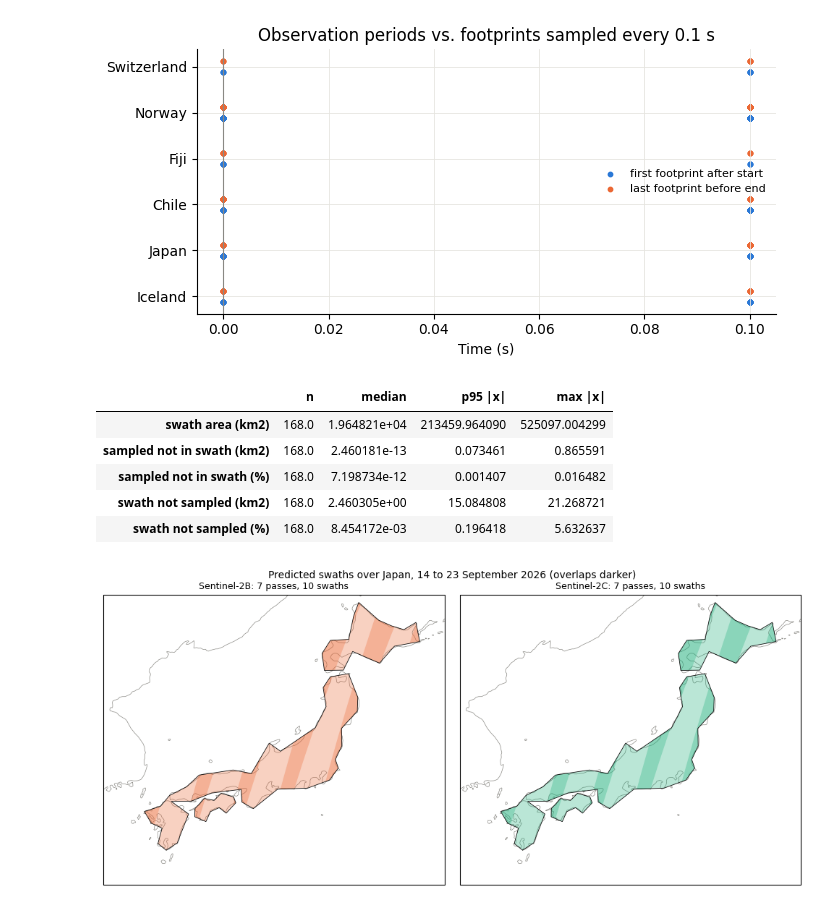
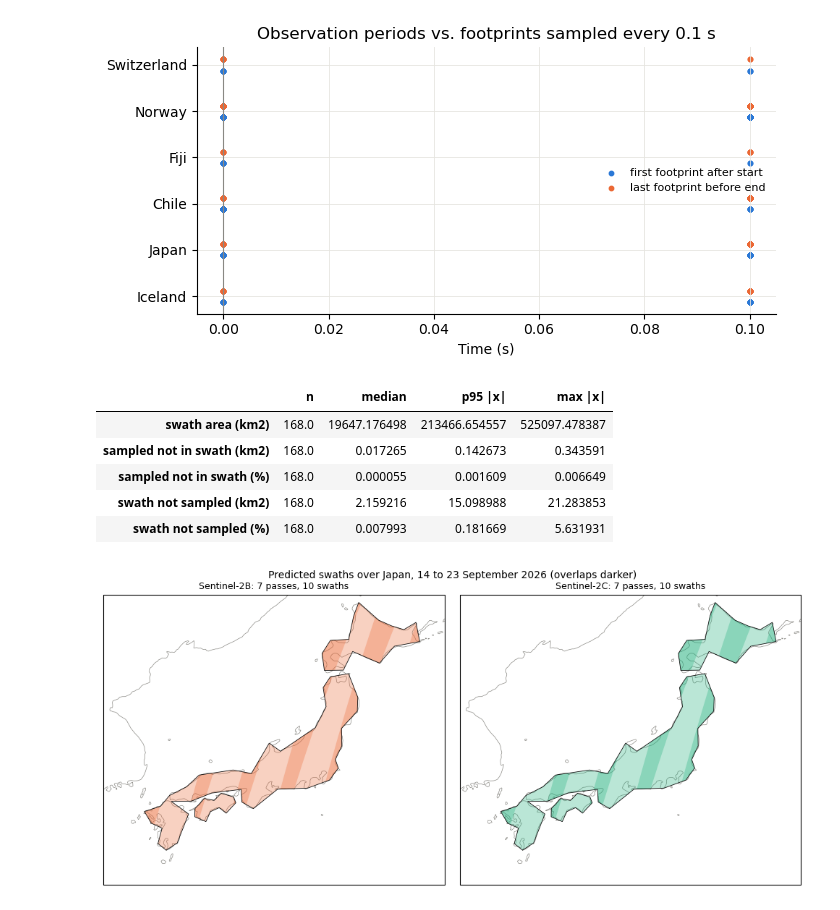
Before and after one commit to code-lab-org/tatc, a Jupyter notebook: docs/validation/ValidateRegionSentinel2.ipynb, the cells around one changed output. Saved outputs shown, nothing was run; the diff lists cells and outputs as text; code cells hidden in the pictures.

```diff
--- a/docs/validation/ValidateRegionSentinel2.ipynb
+++ b/docs/validation/ValidateRegionSentinel2.ipynb
@@ -352,43 +352,59 @@ plt.show()
 # %% [output]
 [figure]
 # %%
+import shapely
+
+# overlays on a 1e-9 deg (0.1 mm) precision grid: overlays of the nearly coincident
+# edges of footprints and swaths are otherwise unstable (to several km2)
+GRID = 1e-9
+
+
+def polygonal(geometry):
+    """Polygonal parts of a geometry (an overlay on a precision grid can leave lines or points)."""
+    parts = shapely.get_parts(shapely.get_parts(geometry))
+    return shapely.MultiPolygon([part for part in parts if part.geom_type == "Polygon"])
+
+
 def footprint_union(row):
     """Union of the footprints sampled every 1 s over an observation (and at its end), clipped to the region."""
     start, end = row.start.round("us"), row.end.round("us")
     times = pd.date_range(start, end, freq="1s").to_pydatetime().tolist() + [end.to_pydatetime()]
     track = collect_ground_track(satellites[row.platform], times, mask=regions[row.region])
-    return track.geometry.union_all().intersection(SPLIT_REGIONS[row.region]) if len(track) else None
+    if not len(track):
+        return None
+    return polygonal(shapely.union_all(track.geometry.to_numpy(), grid_size=GRID).intersection(SPLIT_REGIONS[row.region], grid_size=GRID))
 
 
 EQUAL_AREA = "EPSG:6933"
 
 
 def area(geometries):
     """Area (km2) in an equal-area projection."""
     return gpd.GeoSeries(geometries, crs="EPSG:4326").to_crs(EQUAL_AREA).area.to_numpy() / 1e6
 
 
 sampled = [footprint_union(row) for row in predicted.itertuples()]
 swath_area = area(predicted.geometry)
-missing = area([s.difference(g) for s, g in zip(sampled, predicted.geometry)])
-extra = area([g.difference(s) for s, g in zip(sampled, predicted.geometry)])
+snapped = [polygonal(shapely.set_precision(g, GRID)) for g in predicted.geometry]
+missing = area([s.difference(g, grid_size=GRID) for s, g in zip(sampled, snapped)])
+extra = area([g.difference(s, grid_size=GRID) for s, g in zip(sampled, snapped)])
 swaths3 = pd.DataFrame(
     {
         "swath area (km2)": swath_area,
         "sampled not in swath (km2)": missing,
         "sampled not in swath (%)": 100 * missing / swath_area,
         "swath not sampled (km2)": extra,
         "swath not sampled (%)": 100 * extra / swath_area,
     }
 )
 pd.DataFrame({column: summarize(swaths3[column]) for column in swaths3.columns}).T
 # %% [output]
 |  | n | median | p95 |x| | max |x| |
-| swath area (km2) | 168.0 | 1.964821e+04 | 213459.964090 | 525097.004299 |
-| sampled not in swath (km2) | 168.0 | 2.460181e-13 | 0.073461 | 0.865591 |
-| sampled not in swath (%) | 168.0 | 7.198734e-12 | 0.001407 | 0.016482 |
-| swath not sampled (km2) | 168.0 | 2.460305e+00 | 15.084808 | 21.268721 |
-| swath not sampled (%) | 168.0 | 8.454172e-03 | 0.196418 | 5.632637 |
+| swath area (km2) | 168.0 | 19647.176498 | 213466.654557 | 525097.478387 |
+| sampled not in swath (km2) | 168.0 | 0.017265 | 0.142673 | 0.343591 |
+| sampled not in swath (%) | 168.0 | 0.000055 | 0.001609 | 0.006649 |
+| swath not sampled (km2) | 168.0 | 2.159216 | 15.098988 | 21.283853 |
+| swath not sampled (%) | 168.0 | 0.007993 | 0.181669 | 5.631931 |
 # %%
 name = "Japan"
 frame = predicted[predicted.region == name]
```
Also changed, not shown: parts of 3 cells of this notebook, 27 other files.
